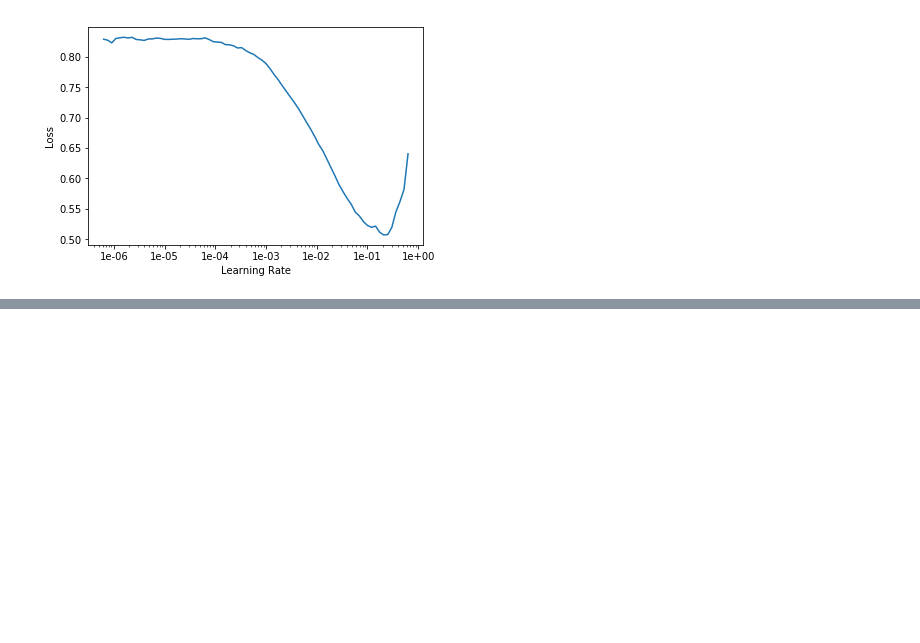
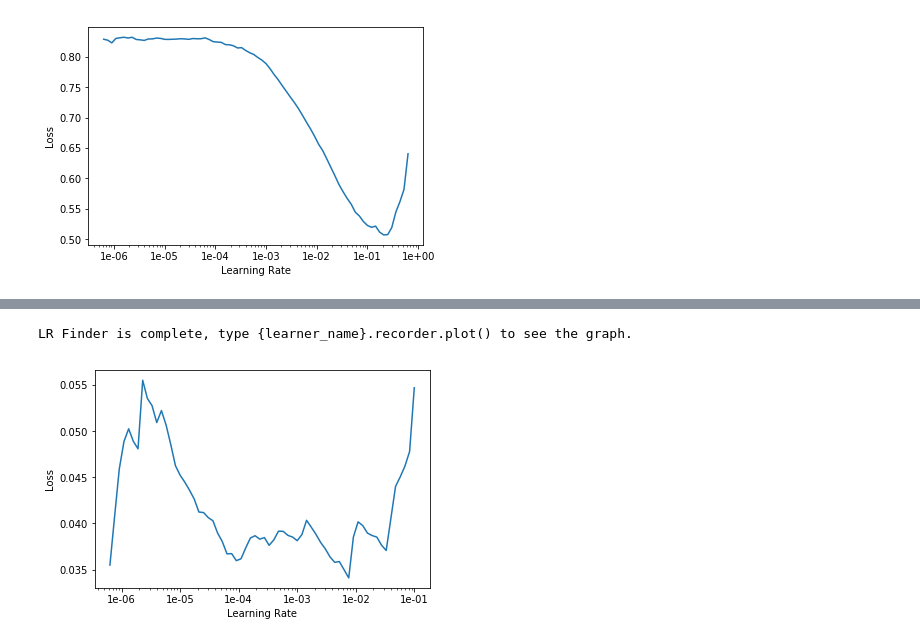
Before and after one commit to technophile21/course-v3, a Jupyter notebook: nbs/dl1/lesson3-multilabel-manik.ipynb, the cells around one changed output, grey strips where cells are left out. Saved outputs shown, nothing was run; the diff lists cells and outputs as text; code cells hidden in the pictures; blank space fills up the shorter version.

```diff
--- a/nbs/dl1/lesson3-multilabel-manik.ipynb
+++ b/nbs/dl1/lesson3-multilabel-manik.ipynb
@@ -78,0 +104,6 @@ learner.fit_one_cycle(5, slice(lr))
+# %%
+learner.lr_find()
+learner.recorder.plot()
+# %% [output]
+LR Finder is complete, type {learner_name}.recorder.plot() to see the graph.
+[figure, added]
```
Also changed, not shown: parts of 17 cells of this notebook.
